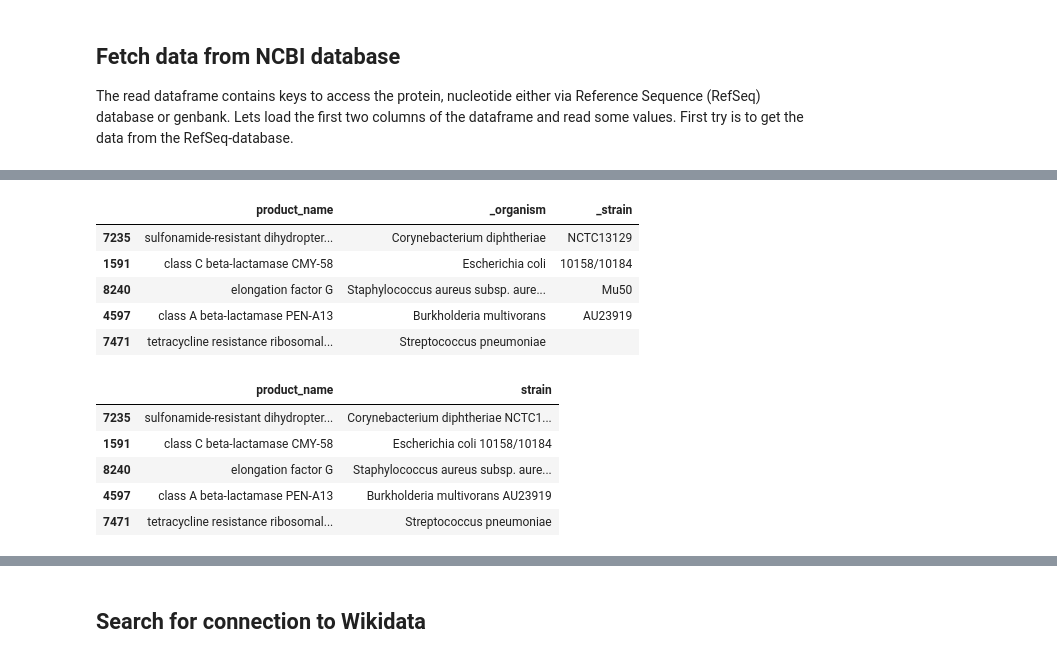
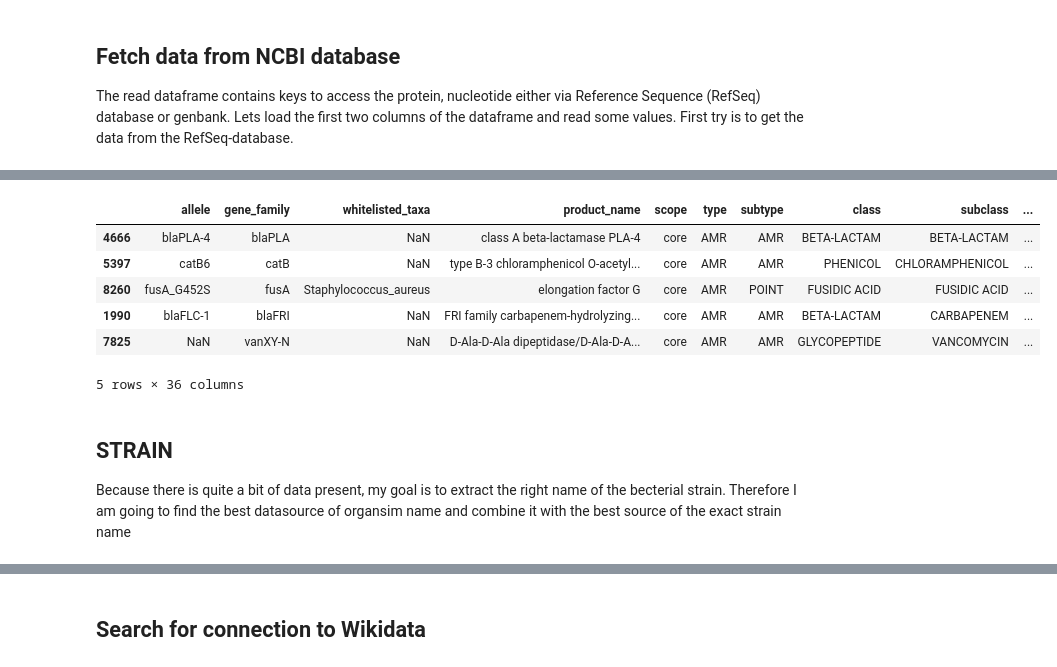
Before and after one commit to gjmm07/DS_LOD_and_Knowledge_Graphs_2023_Finn_Heydemann, a Jupyter notebook: Untitled2.ipynb, the cells around one changed output, grey strips where cells are left out. Drawn from its saved outputs; the diff is of its cells as text; code cells hidden in the pictures.

Commit message:
queried all possible data from NCBI - search for impportant information

```diff
--- a/Untitled2.ipynb
+++ b/Untitled2.ipynb
@@ -141,23 +12,39 @@ In addition to this when sampling random from the original database the likeliho
-# %%
-sample_df = df.sample(5)
-sample_df[["_organism", "_strain"]] = sample_df.apply(get_organism_strain, axis=1)
-sample_df[["product_name", "_organism", "_strain"]]
-# %% [output]
-|  | product_name | _organism | _strain |
-| 7235 | sulfonamide-resistant dihydropter... | Corynebacterium diphtheriae | NCTC13129 |
-| 1591 | class C beta-lactamase CMY-58 | Escherichia coli | 10158/10184 |
-| 8240 | elongation factor G | Staphylococcus aureus subsp. aure... | Mu50 |
-| 4597 | class A beta-lactamase PEN-A13 | Burkholderia multivorans | AU23919 |
-| 7471 | tetracycline resistance ribosomal... | Streptococcus pneumoniae |  |
-# %%
-# combine _organism and _strain to strain to have same type
-dummy = sample_df.copy()
-dummy["strain"] = np.where(dummy.apply(lambda x: x._strain in x._organism, axis=1), dummy["_organism"], dummy._organism + " " + dummy._strain)
-dummy[["product_name", "strain"]]
-# %% [output]
-|  | product_name | strain |
-| 7235 | sulfonamide-resistant dihydropter... | Corynebacterium diphtheriae NCTC1... |
-| 1591 | class C beta-lactamase CMY-58 | Escherichia coli 10158/10184 |
-| 8240 | elongation factor G | Staphylococcus aureus subsp. aure... |
-| 4597 | class A beta-lactamase PEN-A13 | Burkholderia multivorans AU23919 |
-| 7471 | tetracycline resistance ribosomal... | Streptococcus pneumoniae |
+# %%
+# Reads everything that could possible be interesting for this project
+
+def fetch_data(read_from_web: bool = False) -> pd.DataFrame:
+    """
+    if fetch_data_switch is True data will be fetched from NCBI and interesting things will be read from genbank or refseq database -- caution: Takes for ages
+    else data will be read from last time -- should be used in most of the cases
+    """
+    if read_from_web:
+        url = "https://ftp.ncbi.nlm.nih.gov/pathogen/Antimicrobial_resistance/AMRFinderPlus/database/latest/ReferenceGeneCatalog.txt"
+        df = pd.read_csv(urllib.request.urlopen(url), delimiter="\t")
+        df = df.sample(10)
+        df.apply(biof.get_protein_and_parent, axis=1)
+        df.apply(biof.get_strain_and_gene, axis=1)
+        df.apply(biof.get_organism_strain_via_prot,axis=1)
+        df.apply(biof.get_organism_strain_via_nuc, axis=1)
+        df.to_csv("resistance_df.csv", index=False)
+    else:
+        if not os.path.exists("resistance_df.csv"):
+            print("Cannot read from hard drive because file does not exist -- set read from web switch to True")
+            return None
+        df = pd.read_csv("resistance_df.csv")
+    return df
+
+
+df = fetch_data()
+df.sample(5, random_state=19)
+# %% [output]
+|  | allele | gene_family | whitelisted_taxa | product_name | scope | type | subtype | class | subclass | ... |
+| 4666 | blaPLA-4 | blaPLA | NaN | class A beta-lactamase PLA-4 | core | AMR | AMR | BETA-LACTAM | BETA-LACTAM | ... |
+| 5397 | catB6 | catB | NaN | type B-3 chloramphenicol O-acetyl... | core | AMR | AMR | PHENICOL | CHLORAMPHENICOL | ... |
+| 8260 | fusA_G452S | fusA | Staphylococcus_aureus | elongation factor G | core | AMR | POINT | FUSIDIC ACID | FUSIDIC ACID | ... |
+| 1990 | blaFLC-1 | blaFRI | NaN | FRI family carbapenem-hydrolyzing... | core | AMR | AMR | BETA-LACTAM | CARBAPENEM | ... |
+| 7825 | NaN | vanXY-N | NaN | D-Ala-D-Ala dipeptidase/D-Ala-D-A... | core | AMR | AMR | GLYCOPEPTIDE | VANCOMYCIN | ... |
+5 rows × 36 columns
+# %% [markdown]
+## STRAIN
+
+Because there is quite a bit of data present, my goal is to extract the right name of the becterial strain. Therefore I am going to find the best datasource of organsim name and combine it with the best source of the exact strain name
```
Also changed, not shown: parts of 22 cells of this notebook, 4 other files.
